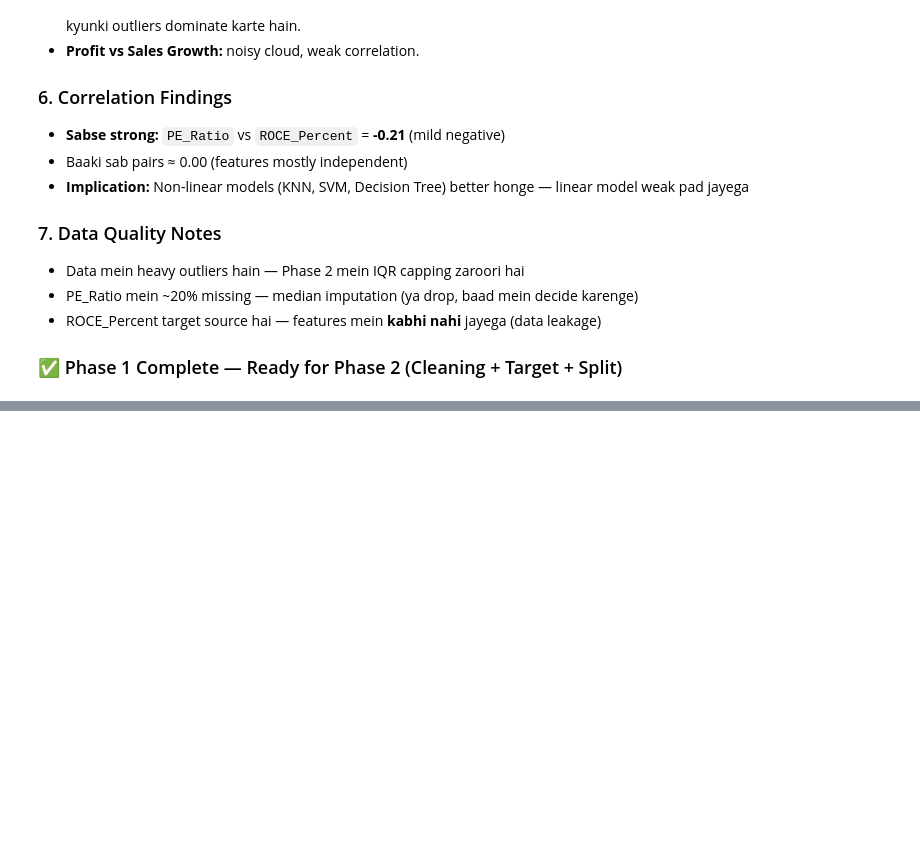
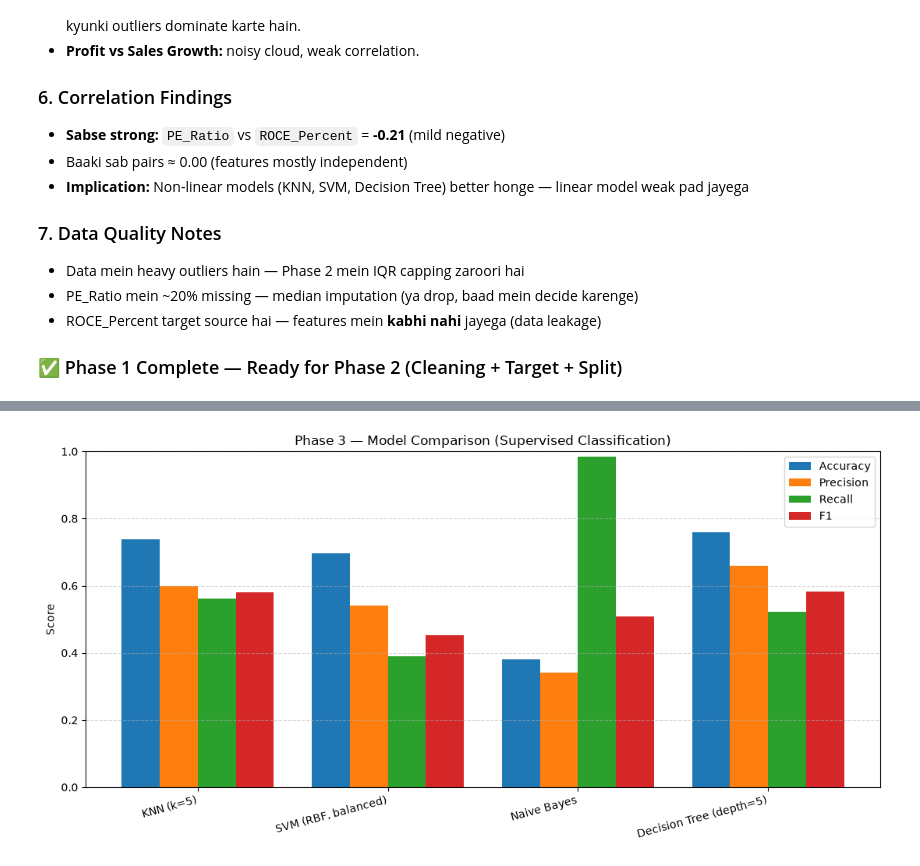
Before and after one commit to yogeshkaswan377-dev/Indian-Stock-Market-Analysis, a Jupyter notebook: notebooks/main_notebook.ipynb, the cells around one changed output, grey strips where cells are left out. Saved outputs shown, nothing was run; the diff lists cells and outputs as text; code cells hidden in the pictures; blank space fills up the shorter version.

Commit message:
Phase 3 Completed: SUPERVISED MODELS

```diff
--- a/notebooks/main_notebook.ipynb
+++ b/notebooks/main_notebook.ipynb
@@ -345,3 +345,17 @@ Sabhi numeric columns heavily right-skewed hain (skew > 16), except ROCE_Percent
 - ROCE_Percent target source hai — features mein **kabhi nahi** jayega (data leakage)
 
 ### ✅ Phase 1 Complete — Ready for Phase 2 (Cleaning + Target + Split)
+# %%
+# Cell 11 — Drop rows where ROCE_Percent is missing (target source)
+# Reason: High_ROCE target sirf ROCE_Percent se banega. Jahan ROCE hi missing,
+# wahan target ban hi nahi sakta → drop.
+# Baaki columns ke missing values agle cell mein median se bharenge.
+
+print("Before drop:", df.shape)
+
+df = df.dropna(subset=['ROCE_Percent']).reset_index(drop=True)
+
+print("After drop :", df.shape)
+
+print("\nRemaining missing values per column:")
+print(df.isnull().sum())
@@ -347,0 +1027,74 @@ Sabhi numeric columns heavily right-skewed hain (skew > 16), except ROCE_Percent
+# %%
+# Cell 23 — Comparison table + bar chart
+# Chaaron models ke metrics ek DataFrame mein, phir grouped bar chart
+# Chart save hoga: ../visualizations/model_comparison.png
+
+import pandas as pd
+import matplotlib.pyplot as plt
+
+# --- Comparison table ---
+results = {
+    'Model':    ['KNN (k=5)', 'SVM (RBF, balanced)', 'Naive Bayes', 'Decision Tree (depth=5)'],
+    'Accuracy': [
+        accuracy_score(y_test, y_pred_knn),
+        accuracy_score(y_test, y_pred_svm),
+        accuracy_score(y_test, y_pred_nb),
+        accuracy_score(y_test, y_pred_dt_tuned),
+    ],
+    'Precision': [
+        precision_score(y_test, y_pred_knn, zero_division=0),
+        precision_score(y_test, y_pred_svm, zero_division=0),
+        precision_score(y_test, y_pred_nb, zero_division=0),
+        precision_score(y_test, y_pred_dt_tuned, zero_division=0),
+    ],
+    'Recall': [
+        recall_score(y_test, y_pred_knn, zero_division=0),
+        recall_score(y_test, y_pred_svm, zero_division=0),
+        recall_score(y_test, y_pred_nb, zero_division=0),
+        recall_score(y_test, y_pred_dt_tuned, zero_division=0),
+    ],
+    'F1': [
+        f1_score(y_test, y_pred_knn, zero_division=0),
+        f1_score(y_test, y_pred_svm, zero_division=0),
+        f1_score(y_test, y_pred_nb, zero_division=0),
+        f1_score(y_test, y_pred_dt_tuned, zero_division=0),
+    ],
+}
+
+comparison = pd.DataFrame(results).round(4)
+
+print("=" * 70)
+print("MODEL COMPARISON TABLE — Phase 3")
+print("=" * 70)
+print(comparison.to_string(index=False))
+
+best_idx = comparison['F1'].idxmax()
+print("\n>>> BEST MODEL (by F1):", comparison.loc[best_idx, 'Model'],
+      f"| F1 = {comparison.loc[best_idx, 'F1']:.4f}")
+
+# --- Bar chart ---
+metrics = ['Accuracy', 'Precision', 'Recall', 'F1']
+x = range(len(comparison))
+width = 0.20
+
+fig, ax = plt.subplots(figsize=(11, 5.5))
+
+for i, metric in enumerate(metrics):
+    offset = (i - 1.5) * width
+    ax.bar([p + offset for p in x], comparison[metric],
+           width=width, label=metric)
+
+ax.set_xticks(list(x))
+ax.set_xticklabels(comparison['Model'], rotation=15, ha='right')
+ax.set_ylabel('Score')
+ax.set_title('Phase 3 — Model Comparison (Supervised Classification)')
+ax.set_ylim(0, 1.0)
+ax.legend(loc='upper right')
+ax.grid(axis='y', linestyle='--', alpha=0.5)
+
+plt.tight_layout()
+plt.savefig('../visualizations/model_comparison.png', dpi=100, bbox_inches='tight')
+plt.show()
+
+print("\nChart saved → ../visualizations/model_comparison.png")
+# %% [output]
@@ -347,0 +1111 @@ Sabhi numeric columns heavily right-skewed hain (skew > 16), except ROCE_Percent
+[figure, added]
```
Also changed, not shown: parts of 16 cells of this notebook, 4 other files.
